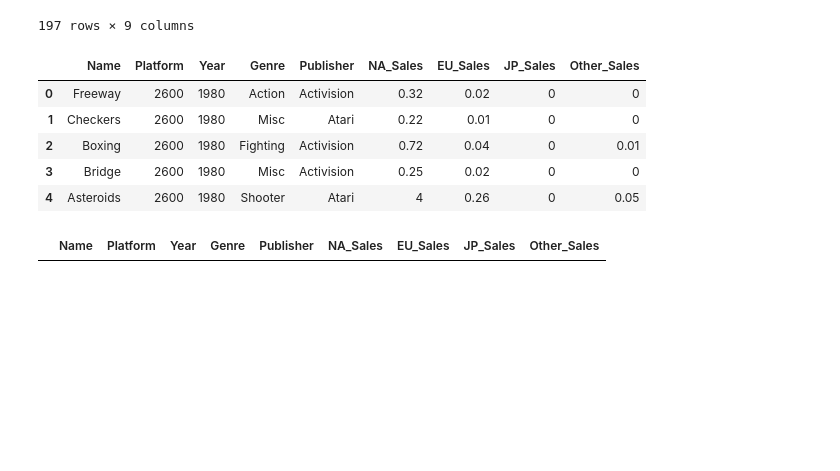
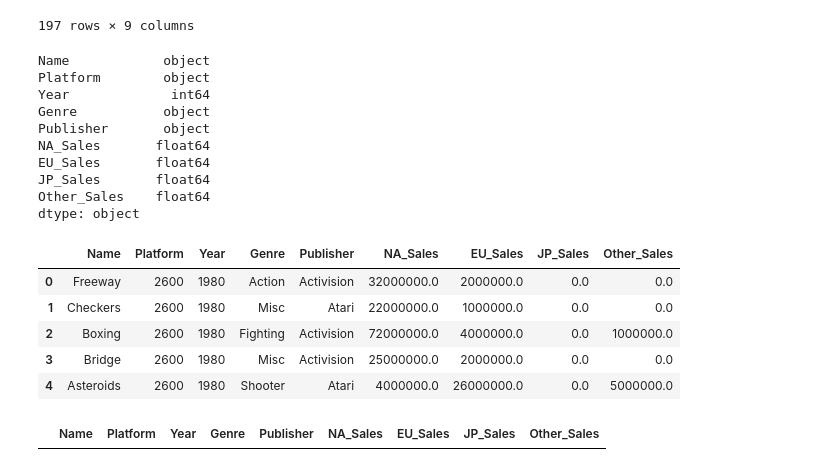
Before and after one commit to severancej/colorful_project, a Jupyter notebook: AI_14_장지은_Section1.ipynb, the cells around one changed output. Cells and saved outputs as stored; diff of their text form; code cells hidden in the pictures; blank space fills up the shorter version.

```diff
--- a/AI_14_장지은_Section1.ipynb
+++ b/AI_14_장지은_Section1.ipynb
@@ -399,31 +405,44 @@ error_sales4
 # %%
 #sales컬럼들의 K나M이 붙은 value들을 조사결과 나온 행들의 수가
 #192,195,196,197이여서 같은 회사의 게임 출고량 단위가 아닐 수도 있을것 같음.
-# %%
-# 숫자형이여야 할 출고량에 섞여 있는 오류 데이터를 확인
-# 출고량 데이터 숫자단위 통일시키고 숫자타입으로 타입 변경하기
-#sales컬럼들의 value에서 단위 (K, M)를 삭제
-
-import re
-df1['NA_Sales'] = df1.NA_Sales.str.replace(r'[a-zA-Z]', "")
-df1['EU_Sales'] = df1.EU_Sales.str.replace(r'[a-zA-Z]', "")
-df1['JP_Sales'] = df1.JP_Sales.str.replace(r'[a-zA-Z]', "")
-df1['Other_Sales'] = df1.Other_Sales.str.replace(r'[a-zA-Z]', "")
-
-df1.head()
-# %% [output]
-|  | Name | Platform | Year | Genre | Publisher | NA_Sales | EU_Sales | JP_Sales | Other_Sales |
-| 0 | Freeway | 2600 | 1980 | Action | Activision | 0.32 | 0.02 | 0 | 0 |
-| 1 | Checkers | 2600 | 1980 | Misc | Atari | 0.22 | 0.01 | 0 | 0 |
-| 2 | Boxing | 2600 | 1980 | Fighting | Activision | 0.72 | 0.04 | 0 | 0.01 |
-| 3 | Bridge | 2600 | 1980 | Misc | Activision | 0.25 | 0.02 | 0 | 0 |
-| 4 | Asteroids | 2600 | 1980 | Shooter | Atari | 4 | 0.26 | 0 | 0.05 |
-# %%
-#게임출고량의 데이터타입을 float형태로 바꿈
-df1 = df1.astype({'NA_Sales':'float'})
-df1 = df1.astype({'EU_Sales':'float'})
-df1 = df1.astype({'JP_Sales':'float'})
-df1 = df1.astype({'Other_Sales':'float'})
+# %%
+# 출고량 데이터 숫자단위 통일시키고 숫자타입으로 타입 변경하기
+# 구글링 결과 K와 M의 뜻
+#K(킬로) = 1,000 (천)단위
+#M(메가) = 1,000,000 (백만)단위
+#단위크기를 M으로 맞춤
+def unit(x):
+  if str(x).find("K") != -1:
+    return float(str(x).split("K")[0].replace('.',''))*1000
+        # 위의 return코드의 뜻은 문자를 가져와서
+    #K를 기준으로 자른 다음 기준점의 [0](=앞부분)을 가졀와서  .을 없애고 1000을 곱함.
+    #데이터 타입은 float형태로 반환한다
+  elif str(x).find("M") != -1:
+    return float(str(x).split("M")[0].replace('.',''))*1000000
+  else:
+    return float(str(x).replace('.',''))*1000000
+
+for col in ['NA_Sales','EU_Sales','JP_Sales','Other_Sales']:
+  df1[col] = df1[col].apply(unit)
+print(df1.dtypes)
+df1.head()
+# %% [output]
+Name            object
+Platform        object
+Year             int64
+Genre           object
+Publisher       object
+NA_Sales       float64
+EU_Sales       float64
+JP_Sales       float64
+Other_Sales    float64
+dtype: object
+|  | Name | Platform | Year | Genre | Publisher | NA_Sales | EU_Sales | JP_Sales | Other_Sales |
+| 0 | Freeway | 2600 | 1980 | Action | Activision | 32000000.0 | 2000000.0 | 0.0 | 0.0 |
+| 1 | Checkers | 2600 | 1980 | Misc | Atari | 22000000.0 | 1000000.0 | 0.0 | 0.0 |
+| 2 | Boxing | 2600 | 1980 | Fighting | Activision | 72000000.0 | 4000000.0 | 0.0 | 1000000.0 |
+| 3 | Bridge | 2600 | 1980 | Misc | Activision | 25000000.0 | 2000000.0 | 0.0 | 0.0 |
+| 4 | Asteroids | 2600 | 1980 | Shooter | Atari | 4000000.0 | 26000000.0 | 0.0 | 5000000.0 |
 # %%
 # 결측치 없애고 전체 데이터에서 중복된 데이터 확인
 # 결측치 없애고 전체 데이터에서 중복된 데이터 확인
```
Also changed, not shown: parts of 6 cells of this notebook.
